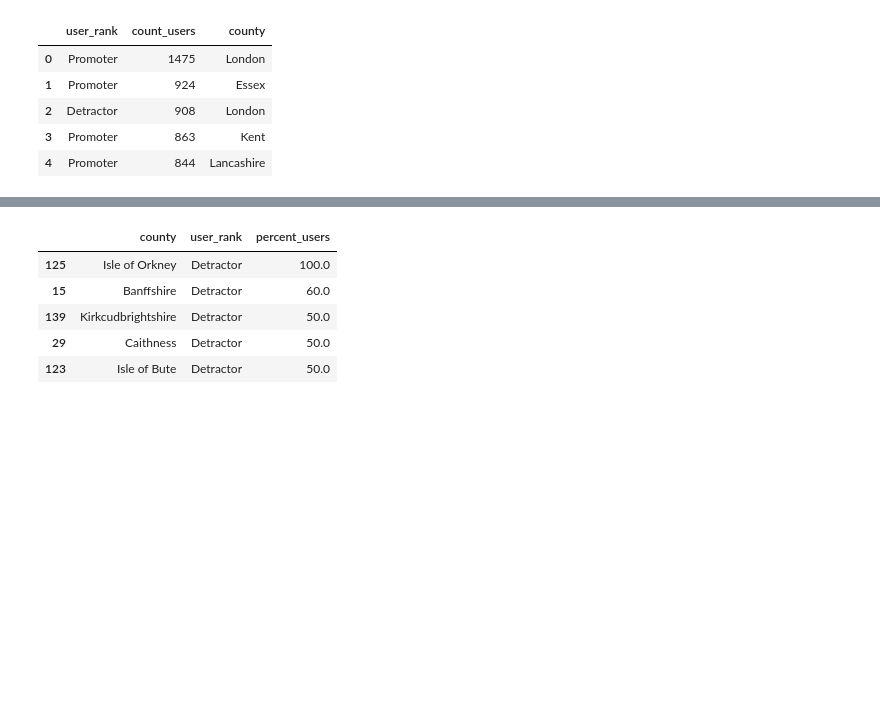
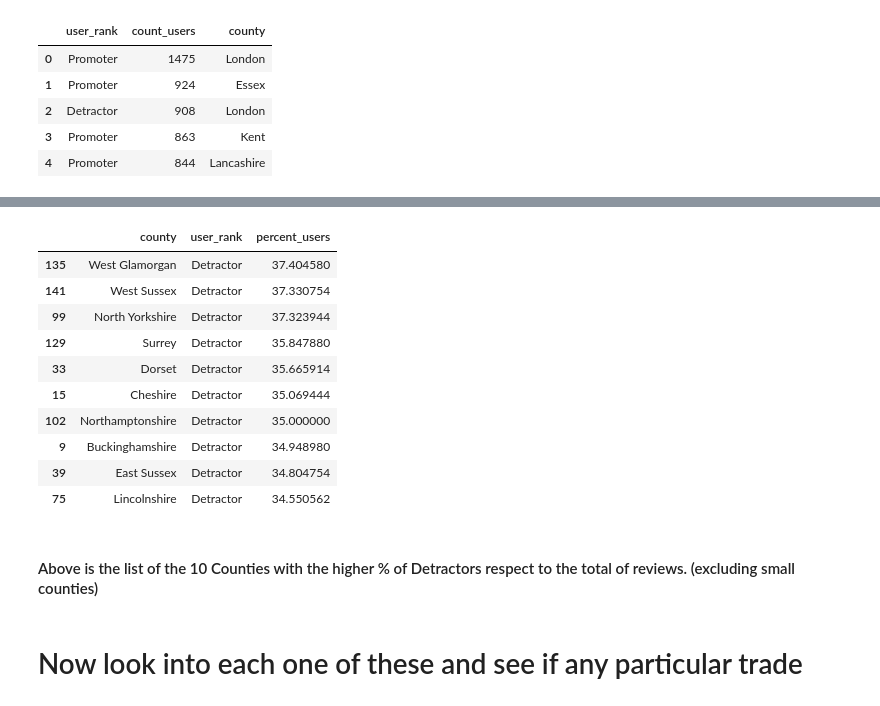
Before and after one commit to giacman/mybuilder_tech-task, a Jupyter notebook: tech_task.ipynb, the cells around one changed output, grey strips where cells are left out. Drawn from its saved outputs; the diff is of its cells as text; code cells hidden in the pictures; blank space fills up the shorter version.

```diff
--- a/tech_task.ipynb
+++ b/tech_task.ipynb
@@ -180,4 +176,4 @@ ggplot(aes(x = "county", y = "count_users", color = 'user_rank'),data = data_2)+
 # %%
 # Let's have a look at the counties with higher percentage of detractors
 # %%
-county = data_2.groupby(['county', 'user_rank']).agg({'count_users': 'sum'})
+counties = data_2.groupby(['county', 'user_rank']).agg({'count_users': 'sum'})
@@ -193,4 +180,4 @@ county.reset_index().head()
 # %%
-county_pcts = county.groupby(level=0).apply(lambda x: 100 * x / float(x.sum()))
+counties_pcts = counties.groupby(level=0).apply(lambda x: 100 * x / float(x.sum()))
 # %%
-county_pcts = county_pcts.rename(columns={"count_users": "percent_users"})
+counties_pcts = counties_pcts.rename(columns={"count_users": "percent_users"})
@@ -218,9 +184,20 @@ county_pcts
+# %%
+counties_pcts = counties_pcts.reset_index()
 # %%
-county_pcts[county_pcts['user_rank'] == 'Detractor'].sort_values(by = ['percent_users'], ascending=False).head()
+counties_pcts[counties_pcts['user_rank'] == 'Detractor'].sort_values(by = ['percent_users'], ascending=False).head(10)
 # %% [output]
 |  | county | user_rank | percent_users |
-| 125 | Isle of Orkney | Detractor | 100.0 |
-| 15 | Banffshire | Detractor | 60.0 |
-| 139 | Kirkcudbrightshire | Detractor | 50.0 |
-| 29 | Caithness | Detractor | 50.0 |
-| 123 | Isle of Bute | Detractor | 50.0 |
+| 135 | West Glamorgan | Detractor | 37.404580 |
+| 141 | West Sussex | Detractor | 37.330754 |
+| 99 | North Yorkshire | Detractor | 37.323944 |
+| 129 | Surrey | Detractor | 35.847880 |
+| 33 | Dorset | Detractor | 35.665914 |
+| 15 | Cheshire | Detractor | 35.069444 |
+| 102 | Northamptonshire | Detractor | 35.000000 |
+| 9 | Buckinghamshire | Detractor | 34.948980 |
+| 39 | East Sussex | Detractor | 34.804754 |
+| 75 | Lincolnshire | Detractor | 34.550562 |
+# %% [markdown]
+#### Above is the list of the 10 Counties with the higher % of Detractors respect to the total of reviews. (excluding small counties)
+# %% [markdown]
+# Now look into each one of these and see if any particular trade
```
Also changed, not shown: parts of 8 cells of this notebook.
